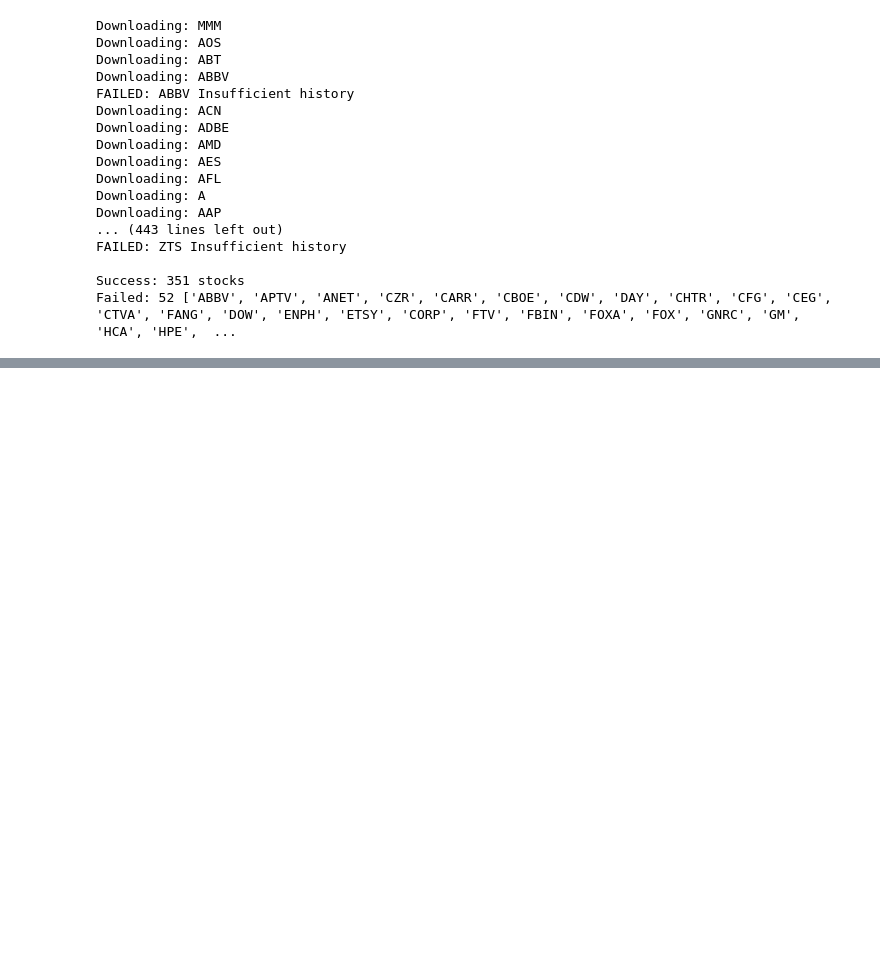
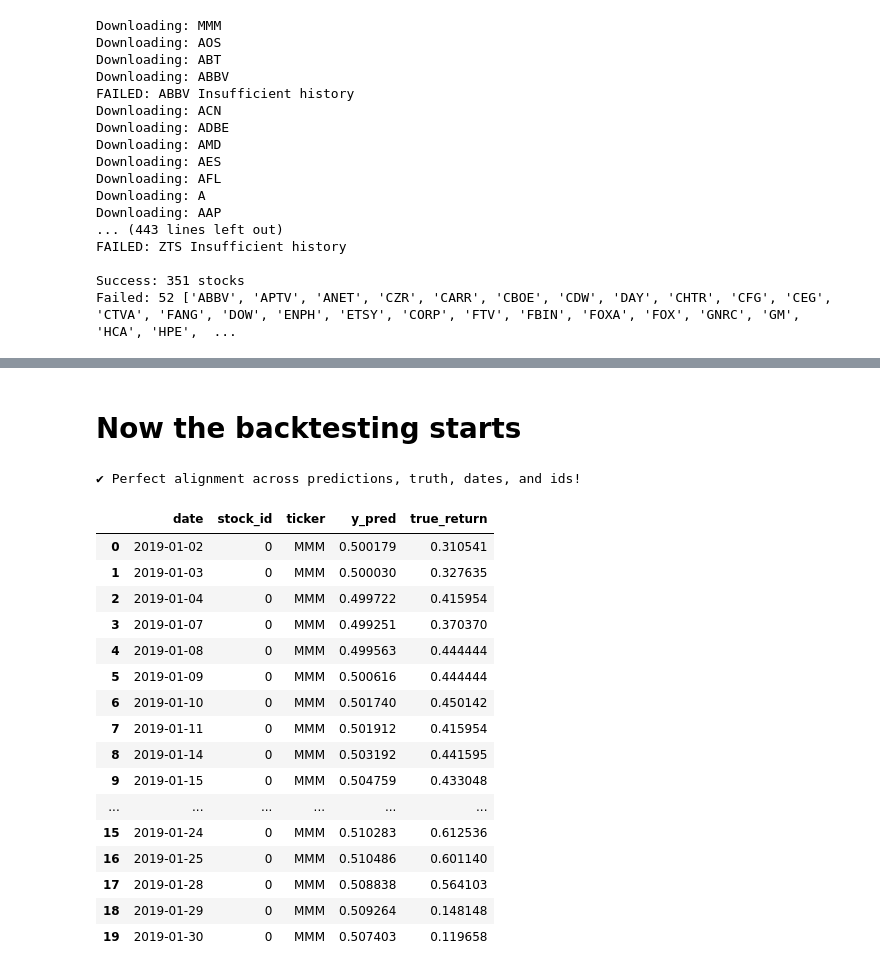
Before and after one commit to benyamin-naranjani/stock-forecasting-LSTM, a Jupyter notebook: lstm sp_all/dl all stocks.ipynb, the cells around one changed output, grey strips where cells are left out. Saved outputs shown, nothing was run; the diff lists cells and outputs as text; code cells hidden in the pictures; blank space fills up the shorter version.

```diff
--- a/lstm sp_all/dl all stocks.ipynb
+++ b/lstm sp_all/dl all stocks.ipynb
@@ -229,0 +462,27 @@ X.shape
+# %% [markdown]
+# Now the backtesting starts
+# %%
+assert len(rank_pred_test) == len(y_test) == len(dates_test) == len(stock_ids_test)
+print("✔ Perfect alignment across predictions, truth, dates, and ids!")
+# %% [output]
+✔ Perfect alignment across predictions, truth, dates, and ids!
+# %%
+df_pred[:20]
+# %% [output]
+|  | date | stock_id | ticker | y_pred | true_return |
+| 0 | 2019-01-02 | 0 | MMM | 0.500179 | 0.310541 |
+| 1 | 2019-01-03 | 0 | MMM | 0.500030 | 0.327635 |
+| 2 | 2019-01-04 | 0 | MMM | 0.499722 | 0.415954 |
+| 3 | 2019-01-07 | 0 | MMM | 0.499251 | 0.370370 |
+| 4 | 2019-01-08 | 0 | MMM | 0.499563 | 0.444444 |
+| 5 | 2019-01-09 | 0 | MMM | 0.500616 | 0.444444 |
+| 6 | 2019-01-10 | 0 | MMM | 0.501740 | 0.450142 |
+| 7 | 2019-01-11 | 0 | MMM | 0.501912 | 0.415954 |
+| 8 | 2019-01-14 | 0 | MMM | 0.503192 | 0.441595 |
+| 9 | 2019-01-15 | 0 | MMM | 0.504759 | 0.433048 |
+| ... | ... | ... | ... | ... | ... |
+| 15 | 2019-01-24 | 0 | MMM | 0.510283 | 0.612536 |
+| 16 | 2019-01-25 | 0 | MMM | 0.510486 | 0.601140 |
+| 17 | 2019-01-28 | 0 | MMM | 0.508838 | 0.564103 |
+| 18 | 2019-01-29 | 0 | MMM | 0.509264 | 0.148148 |
+| 19 | 2019-01-30 | 0 | MMM | 0.507403 | 0.119658 |
```
Also changed, not shown: parts of 11 cells of this notebook.
